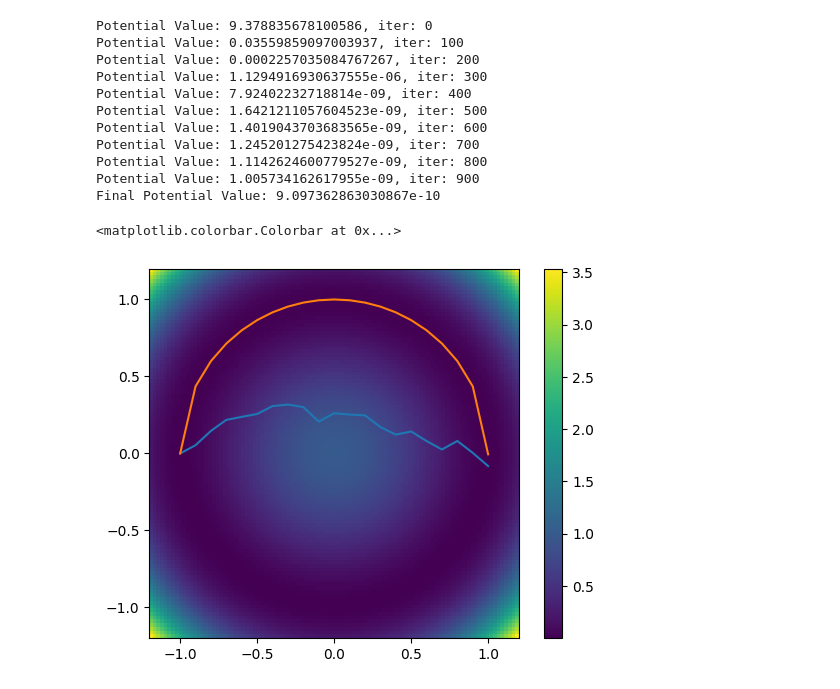
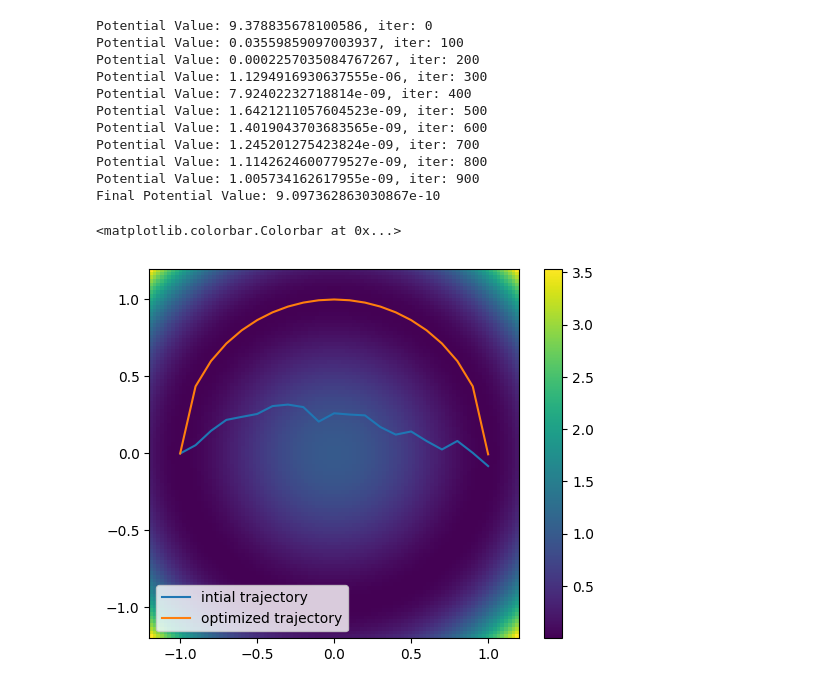
Before and after one commit to Stargazer1998/adv_dl_physics, a Jupyter notebook: exercise-7/Exercise-7.ipynb, the cells around one changed output. Saved outputs shown, nothing was run; the diff lists cells and outputs as text; code cells hidden in the pictures.

Commit message:
plot modified

```diff
--- a/exercise-7/Exercise-7.ipynb
+++ b/exercise-7/Exercise-7.ipynb
@@ -61,10 +61,11 @@ Final Potential Value: 9.097362863030867e-10
 # %%
 x,y = np.meshgrid(np.linspace(-1.2, 1.2, 100), np.linspace(-1.2, 1.2, 100))
 z = (x ** 2 + y ** 2  - 1) ** 2
 plt.imshow(z, extent = [-1.2, 1.2, -1.2, 1.2])
 plt.plot(traj_0_copy[:, 0], traj_0_copy[:, 1], label = "intial trajectory")
 plt.plot(traj_final[:, 0], traj_final[:, 1], label = "optimized trajectory")
+plt.legend()
 plt.colorbar()
 # %% [output]
 <matplotlib.colorbar.Colorbar at 0x...>
-[figure, old version]
+[figure, new version]
```
